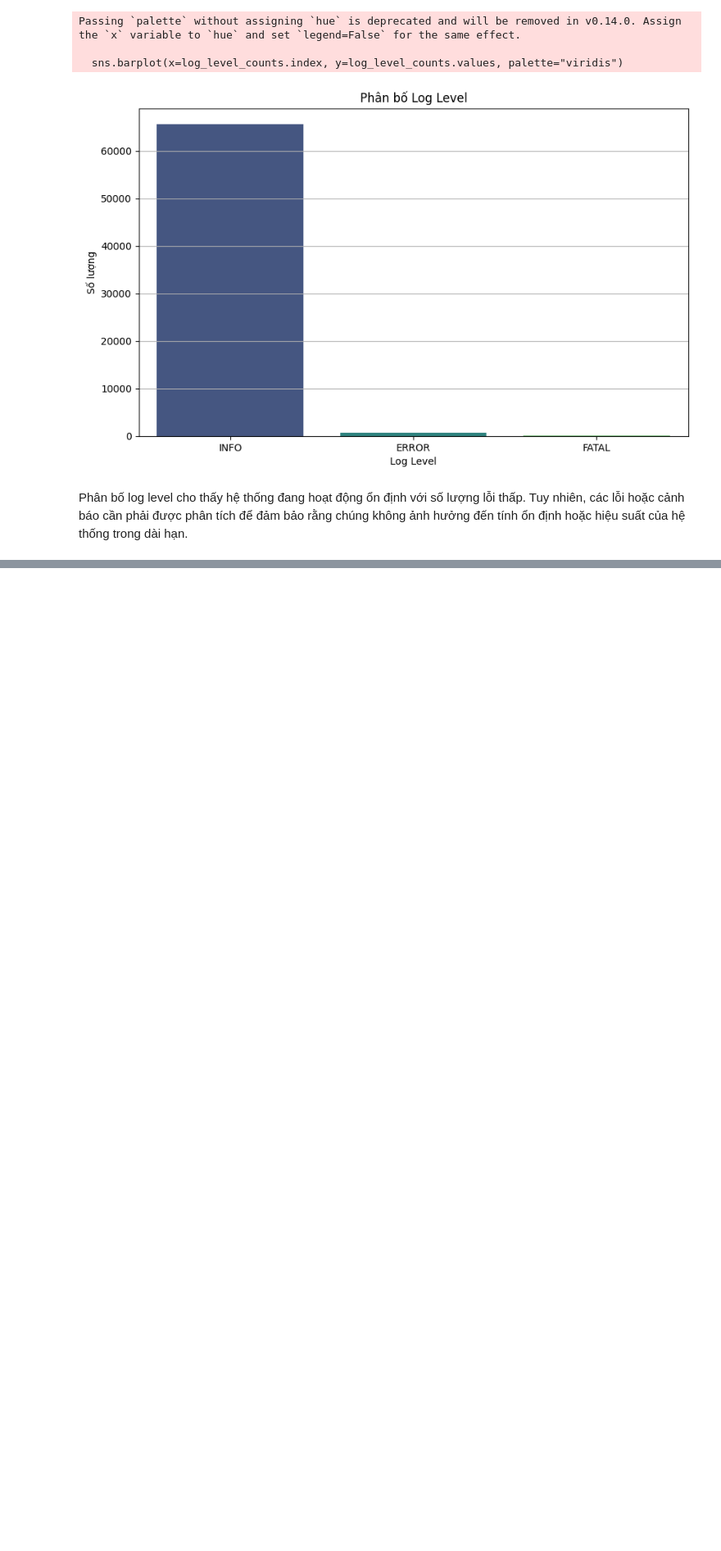
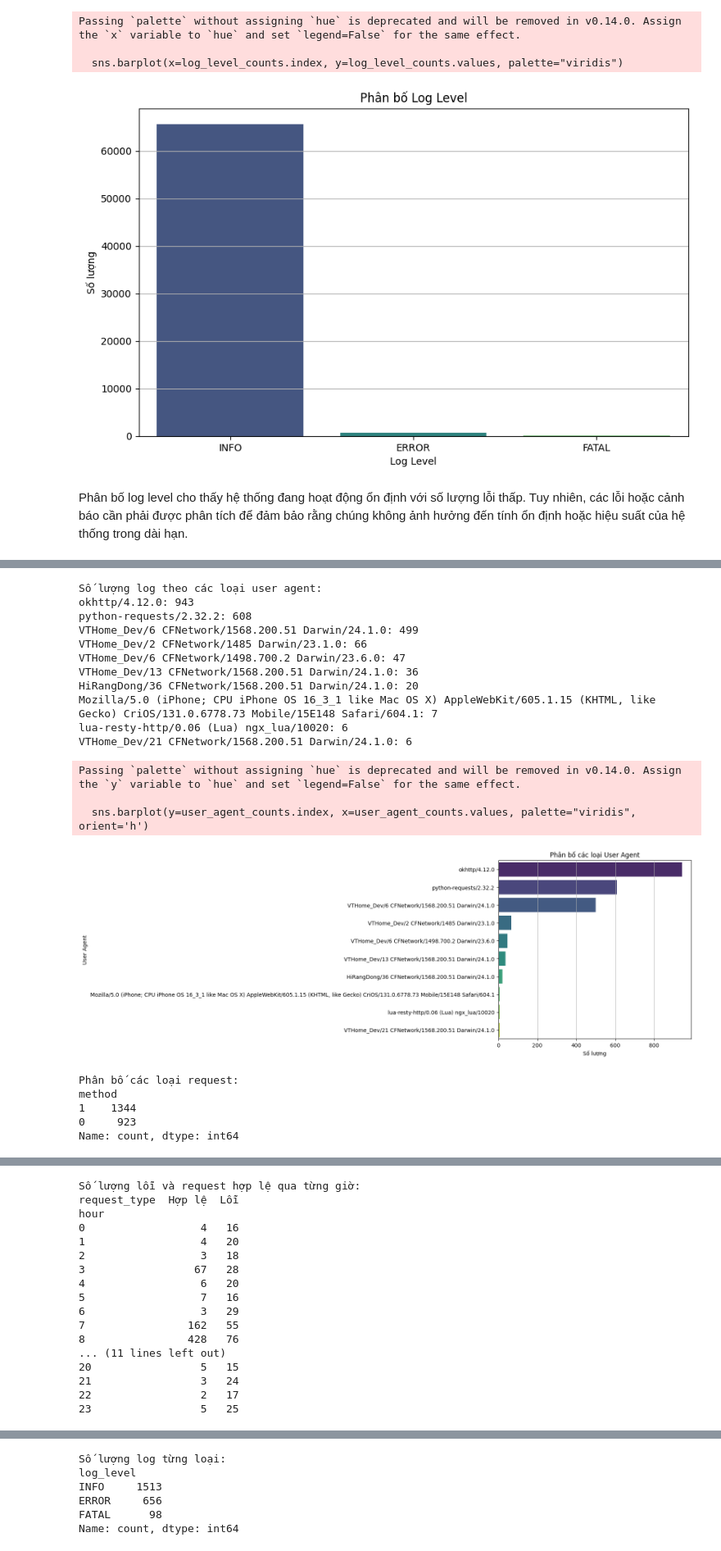
Before and after one commit to kynestic/Server-Log-Analysis, a Jupyter notebook: notebooks/data_understanding.ipynb, the cells around one changed output, grey strips where cells are left out. Shown at 82% size. Drawn from its saved outputs; the diff is of its cells as text; code cells hidden in the pictures; blank space fills up the shorter version.

```diff
--- a/notebooks/data_understanding.ipynb
+++ b/notebooks/data_understanding.ipynb
@@ -192,0 +206,31 @@ Phân bố log level cho thấy hệ thống đang hoạt động ổn định v
+# %%
+rare_visualizer = Visualize(r'D:\CODING\Project\Server Log Analysis\data\interim\rare_user_agents.csv')
+
+rare_visualizer.plot_user_agent_distribution()
+
+rare_visualizer.plot_request_distribution()
+
+rare_visualizer.plot_errors_over_time()
+
+rare_visualizer.plot_log_level()
+# %% [output]
+Số lượng log theo các loại user agent:
+okhttp/4.12.0: 943
+python-requests/2.32.2: 608
+VTHome_Dev/6 CFNetwork/1568.200.51 Darwin/24.1.0: 499
+VTHome_Dev/2 CFNetwork/1485 Darwin/23.1.0: 66
+VTHome_Dev/6 CFNetwork/1498.700.2 Darwin/23.6.0: 47
+VTHome_Dev/13 CFNetwork/1568.200.51 Darwin/24.1.0: 36
+HiRangDong/36 CFNetwork/1568.200.51 Darwin/24.1.0: 20
+Mozilla/5.0 (iPhone; CPU iPhone OS 16_3_1 like Mac OS X) AppleWebKit/605.1.15 (KHTML, like Gecko) CriOS/131.0.6778.73 Mobile/15E148 Safari/604.1: 7
+lua-resty-http/0.06 (Lua) ngx_lua/10020: 6
+VTHome_Dev/21 CFNetwork/1568.200.51 Darwin/24.1.0: 6
+Passing `palette` without assigning `hue` is deprecated and will be removed in v0.14.0. Assign the `y` variable to `hue` and set `legend=False` for the same effect.
+
+  sns.barplot(y=user_agent_counts.index, x=user_agent_counts.values, palette="viridis", orient='h')
+[figure, added]
+Phân bố các loại request:
+method
+1    1344
+0     923
+Name: count, dtype: int64
@@ -192,0 +238,17 @@ Phân bố log level cho thấy hệ thống đang hoạt động ổn định v
+Số lượng lỗi và request hợp lệ qua từng giờ:
+request_type  Hợp lệ  Lỗi
+hour
+0                  4   16
+1                  4   20
+2                  3   18
+3                 67   28
+4                  6   20
+5                  7   16
+6                  3   29
+7                162   55
+8                428   76
+... (11 lines left out)
+20                 5   15
+21                 3   24
+22                 2   17
+23                 5   25
@@ -192,0 +256,6 @@ Phân bố log level cho thấy hệ thống đang hoạt động ổn định v
+Số lượng log từng loại:
+log_level
+INFO     1513
+ERROR     656
+FATAL      98
+Name: count, dtype: int64
```
Also changed, not shown: parts of 3 cells of this notebook, 1 other file.
